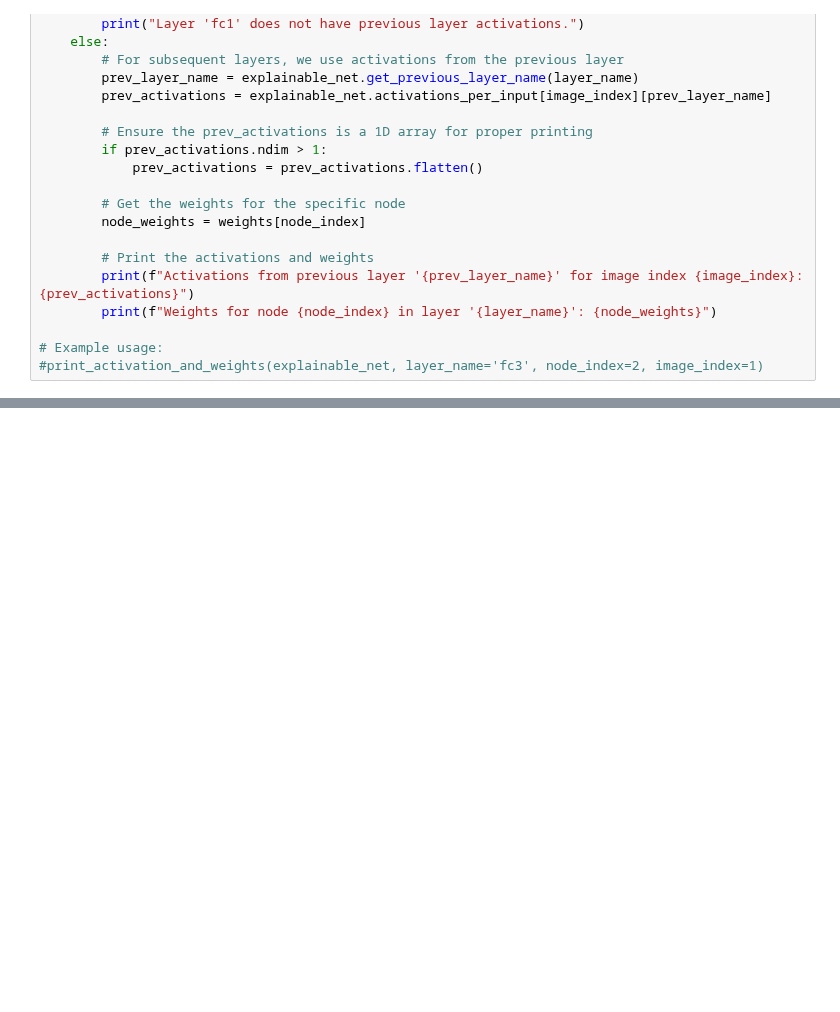
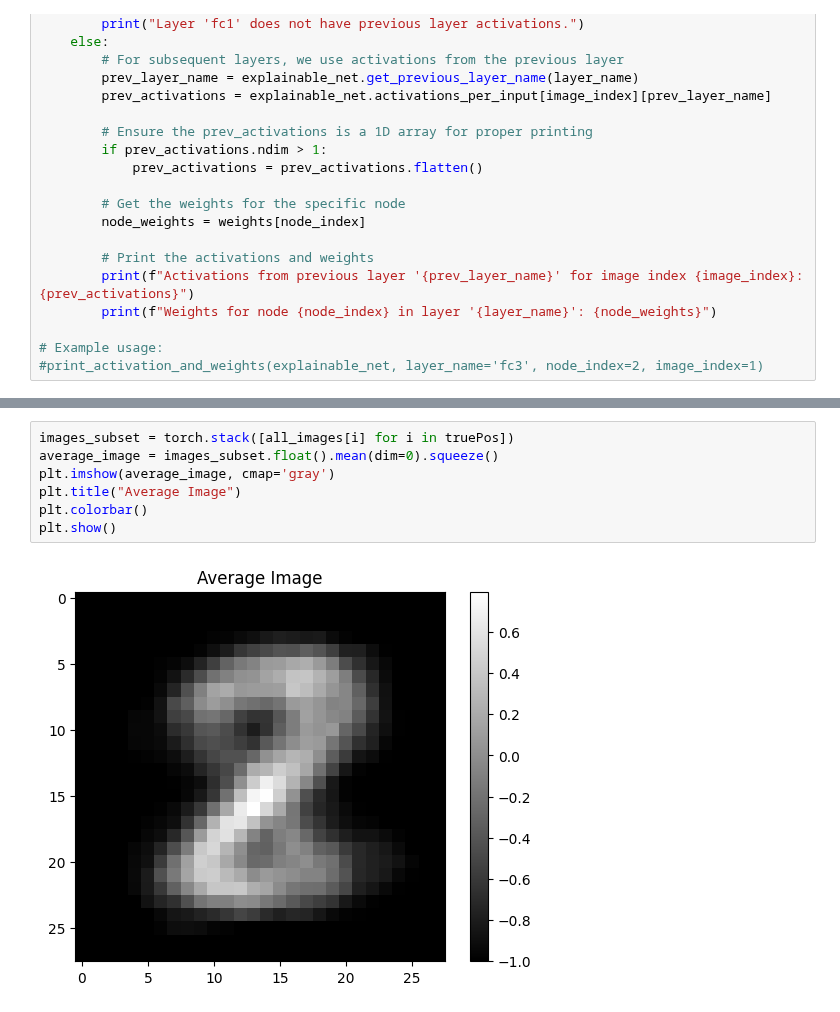
Before and after one commit to benrichards4376/Explanatory-Neural-Networks, a Jupyter notebook: MNIST_explained.ipynb, the cells around one changed output, grey strips where cells are left out. Saved outputs shown, nothing was run; the diff lists cells and outputs as text; blank space fills up the shorter version.

```diff
--- a/MNIST_explained.ipynb
+++ b/MNIST_explained.ipynb
@@ -618,0 +641,9 @@ plot_scatter_for_extreme_outliers(explainable_net, 'fc2', 1, std_dev_threshold=1
+# %%
+images_subset = torch.stack([all_images[i] for i in truePos])
+average_image = images_subset.float().mean(dim=0).squeeze()
+plt.imshow(average_image, cmap='gray')
+plt.title("Average Image")
+plt.colorbar()
+plt.show()
+# %% [output]
+[figure, added]
```
Also changed, not shown: parts of 11 cells of this notebook.
